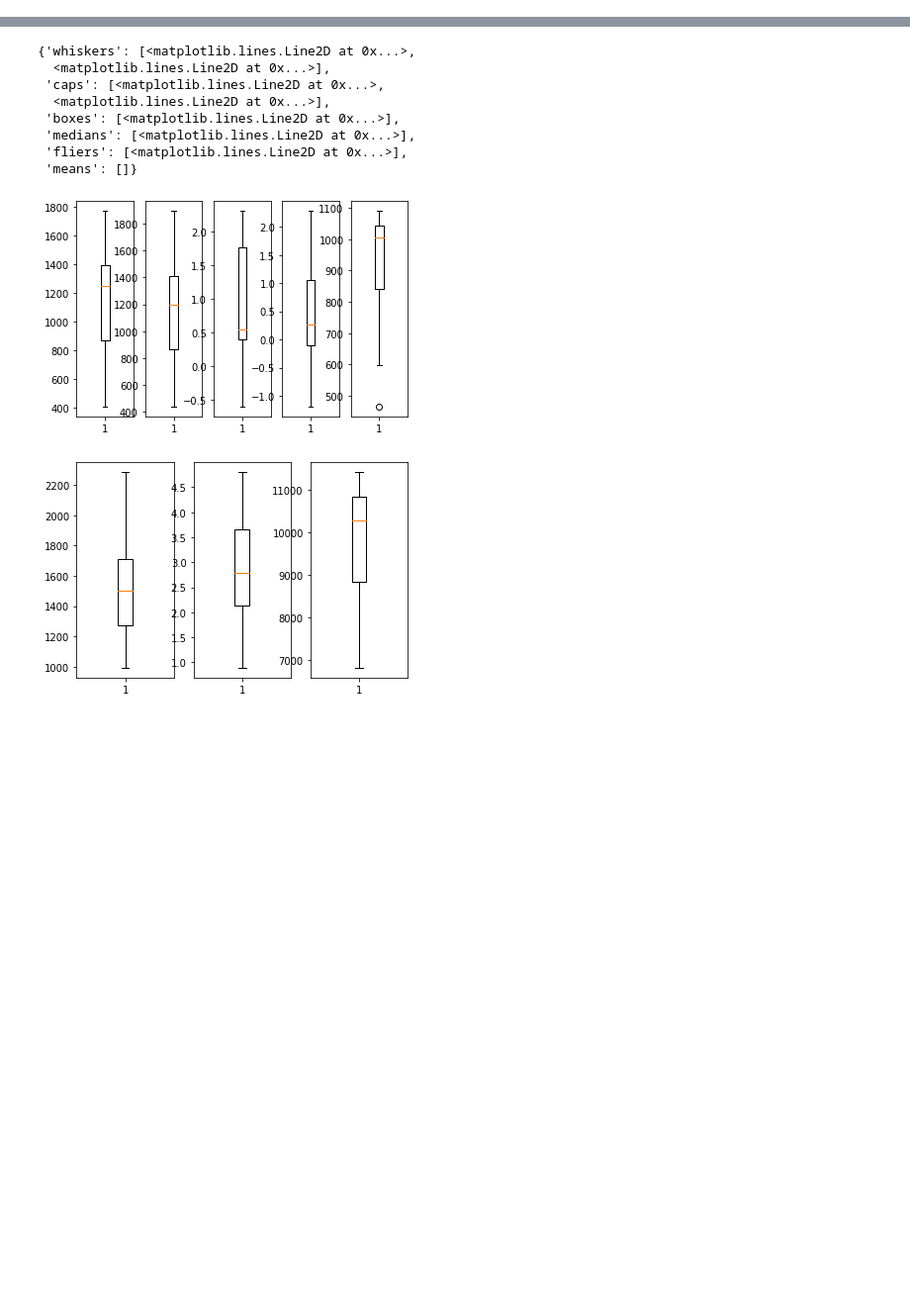
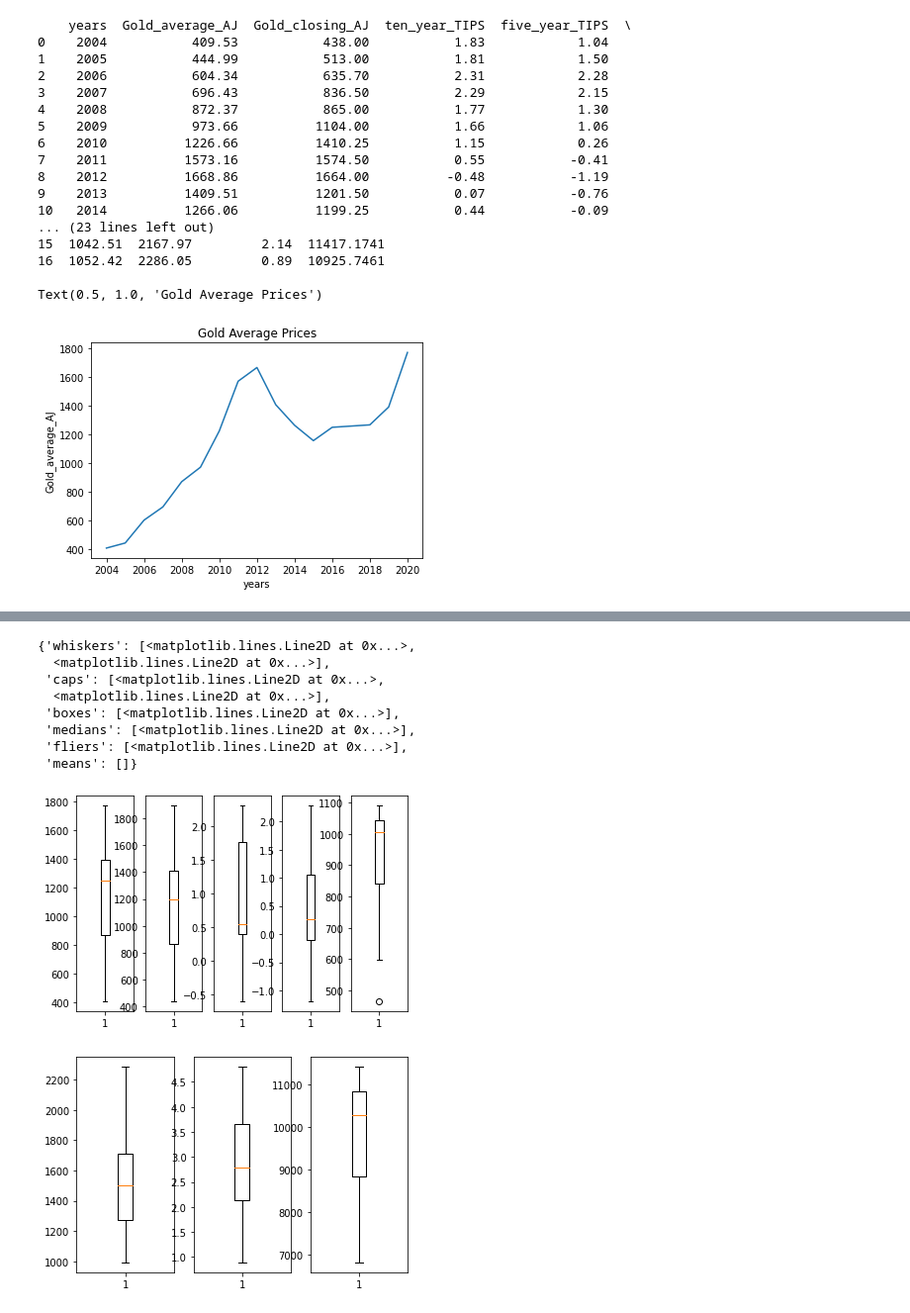
Before and after one commit to ErickChatalov/Gold-annual-prices, a Jupyter notebook: Model-2/Data analysis.ipynb, the cells around one changed output, grey strips where cells are left out. Shown: that part at 99% size. Saved outputs shown, nothing was run; the diff lists cells and outputs as text; code cells hidden in the pictures; blank space fills up the shorter version.

```diff
--- a/Model-2/Data analysis.ipynb
+++ b/Model-2/Data analysis.ipynb
@@ -23,30 +23,103 @@ MSCI_Emerging_Markets_Historical_Data = pd.read_csv("data\MSCI Emerging Markets
 MSCI_World_data_history = pd.read_csv("data\MSCI World data history.csv")
 ten_year_treasury_rate_annual_average = pd.read_csv(r"data\ten-year-treasury-rate-annual-average-yield.csv")
 world_gdp_gross_domestic_product = pd.read_csv("data\world-gdp-gross-domestic-product.csv")
 
 # transforming the MSCI Date and Prices data for later use in one function .
 MSCI_Emerging_Markets_Historical_Data['Year'] = MSCI_Emerging_Markets_Historical_Data.apply(lambda row: row.Date.split(sep=" ")[1], axis=1)
 MSCI_Emerging_Markets_Historical_Data['Price'] = MSCI_Emerging_Markets_Historical_Data.apply(lambda row: row.Price.replace(",",""), axis=1)
 
 MSCI_World_data_history['Year'] = MSCI_World_data_history.apply(lambda row: row.Date.split(sep=" ")[1], axis=1)
 MSCI_World_data_history['Price'] = MSCI_World_data_history.apply(lambda row: row.Price.replace(".",""), axis=1)
 MSCI_World_data_history['Price'] = MSCI_World_data_history.apply(lambda row: row.Price.replace(",","."), axis=1)
 
 def averages(dataframe):
     # function for annual averages, enters the dataframes above, and return
     # the annual average price and the year.
     averages = []
     years = list(dict.fromkeys(dataframe["Year"]))
     for i in years:
         a = dataframe[dataframe["Year"]== i]
         values = pd.to_numeric(a["Price"])
         averages.append(round(statistics.mean(values),2))
     return(pd.DataFrame(averages,years))
 
 MSCI_Emerging_Markets_annual_average = averages(MSCI_Emerging_Markets_Historical_Data)
 MSCI_Emerging_Markets_annual_average.columns =['Annual Average Prices']
 MSCI_Emerging_Markets_annual_average = MSCI_Emerging_Markets_annual_average.iloc[1:,:]
 
 MSCI_World_annual_average = averages(MSCI_World_data_history)
 MSCI_World_annual_average.columns =['Annual Average Prices']
 MSCI_World_annual_average = MSCI_World_annual_average.iloc[1:,:]
+
+
+# Next it is necessary to place all the necessary data from all variables in the same
+# dataframe, from 2004 to 2020.
+
+# years
+years = Gold_annual_prices_inflation_Adjusted.iloc[1:18,0]
+years = years.iloc[::-1]
+years.reset_index(drop=True,inplace=True)
+
+# Gold annual average closing prices adusted for inflation
+Gold_average_AJ = Gold_annual_average_prices_adjusted_inflation.iloc[1:18,1]
+Gold_average_AJ = Gold_average_AJ.iloc[::-1]
+Gold_average_AJ.reset_index(drop=True,inplace=True)
+
+# Gold annual closing prices adjusted for inflation.
+Gold_closing_AJ = Gold_annual_prices_inflation_Adjusted.iloc[1:18,1]
+Gold_closing_AJ = Gold_closing_AJ.iloc[::-1]
+Gold_closing_AJ.reset_index(drop=True,inplace=True)
+
+# 10 year treasury inflation indexed secuurity.
+ten_year_TIPS = ten_year_treasury_inflation_indexed_security.iloc[1:,1]
+ten_year_TIPS.reset_index(drop=True,inplace=True)
+
+# 5 year treasury inflation indexed secuurity.
+five_year_TIPS = five_year_treasury_inflation_indexed_security.iloc[1:,1]
+five_year_TIPS.reset_index(drop=True,inplace=True)
+
+# MSCI emerging markets index annual average prices.
+MSCI_EM = MSCI_Emerging_Markets_annual_average['Annual Average Prices']
+MSCI_EM = MSCI_EM.iloc[::-1]
+MSCI_EM.reset_index(drop=True,inplace=True)
+
+# MSCI developed countries markets index annual average prices.
+MSCI_WM = MSCI_World_annual_average['Annual Average Prices']
+MSCI_WM = MSCI_WM.iloc[::-1]
+MSCI_WM.reset_index(drop=True,inplace=True)
+
+# 10 year treasury rate annual average.
+ten_year_TR = ten_year_treasury_rate_annual_average.iloc[1:18,1]
+ten_year_TR = ten_year_TR.iloc[::-1]
+ten_year_TR.reset_index(drop=True,inplace=True)
+
+# world gdp gross domestic product Per capita (US $)
+world_gdp = world_gdp_gross_domestic_product.iloc[44:63,2]
+world_gdp.reset_index(drop=True,inplace=True)
+
+# the new aggregated dataset, the main dataset from the analysis.
+df = pd.concat([years,Gold_average_AJ,Gold_closing_AJ,ten_year_TIPS,five_year_TIPS,MSCI_EM,MSCI_WM,ten_year_TR,world_gdp],axis=1)
+df.columns = ["years","Gold_average_AJ","Gold_closing_AJ","ten_year_TIPS","five_year_TIPS","MSCI_EM","MSCI_WM","ten_year_TR","world_gdp"]
+print(df,"\n")
+
+graph1 = sns.lineplot(x = df.iloc[:,0], y = df.iloc[:,1]).set_title('Gold Average Prices')
+print(graph1)
+# %% [output]
+    years  Gold_average_AJ  Gold_closing_AJ  ten_year_TIPS  five_year_TIPS  \
+0    2004           409.53           438.00           1.83            1.04
+1    2005           444.99           513.00           1.81            1.50
+2    2006           604.34           635.70           2.31            2.28
+3    2007           696.43           836.50           2.29            2.15
+4    2008           872.37           865.00           1.77            1.30
+5    2009           973.66          1104.00           1.66            1.06
+6    2010          1226.66          1410.25           1.15            0.26
+7    2011          1573.16          1574.50           0.55           -0.41
+8    2012          1668.86          1664.00          -0.48           -1.19
+9    2013          1409.51          1201.50           0.07           -0.76
+10   2014          1266.06          1199.25           0.44           -0.09
+... (23 lines left out)
+15  1042.51  2167.97         2.14  11417.1741
+16  1052.42  2286.05         0.89  10925.7461
+
+Text(0.5, 1.0, 'Gold Average Prices')
+[figure, added]
```
Also changed, not shown: parts of 4 cells of this notebook.
